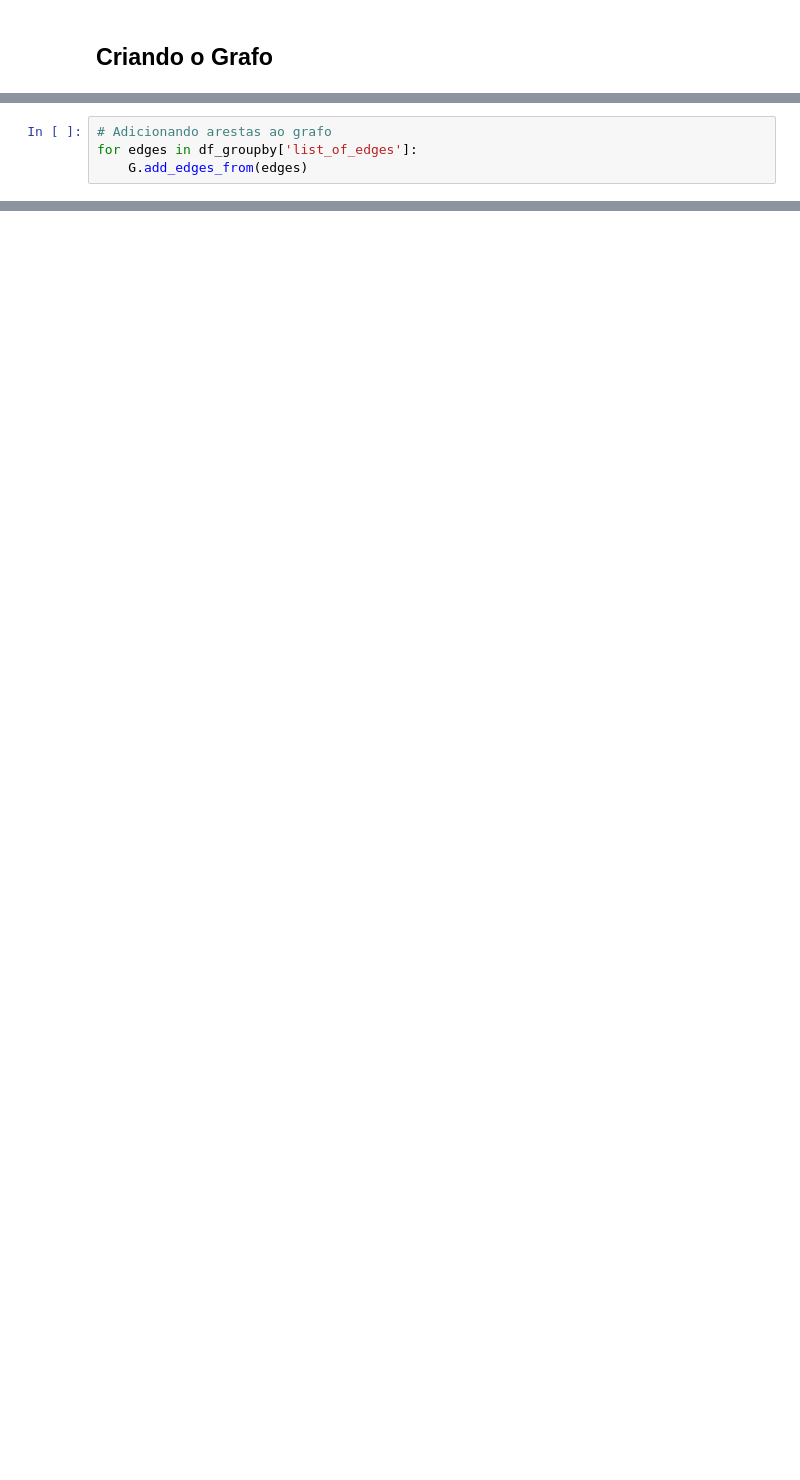
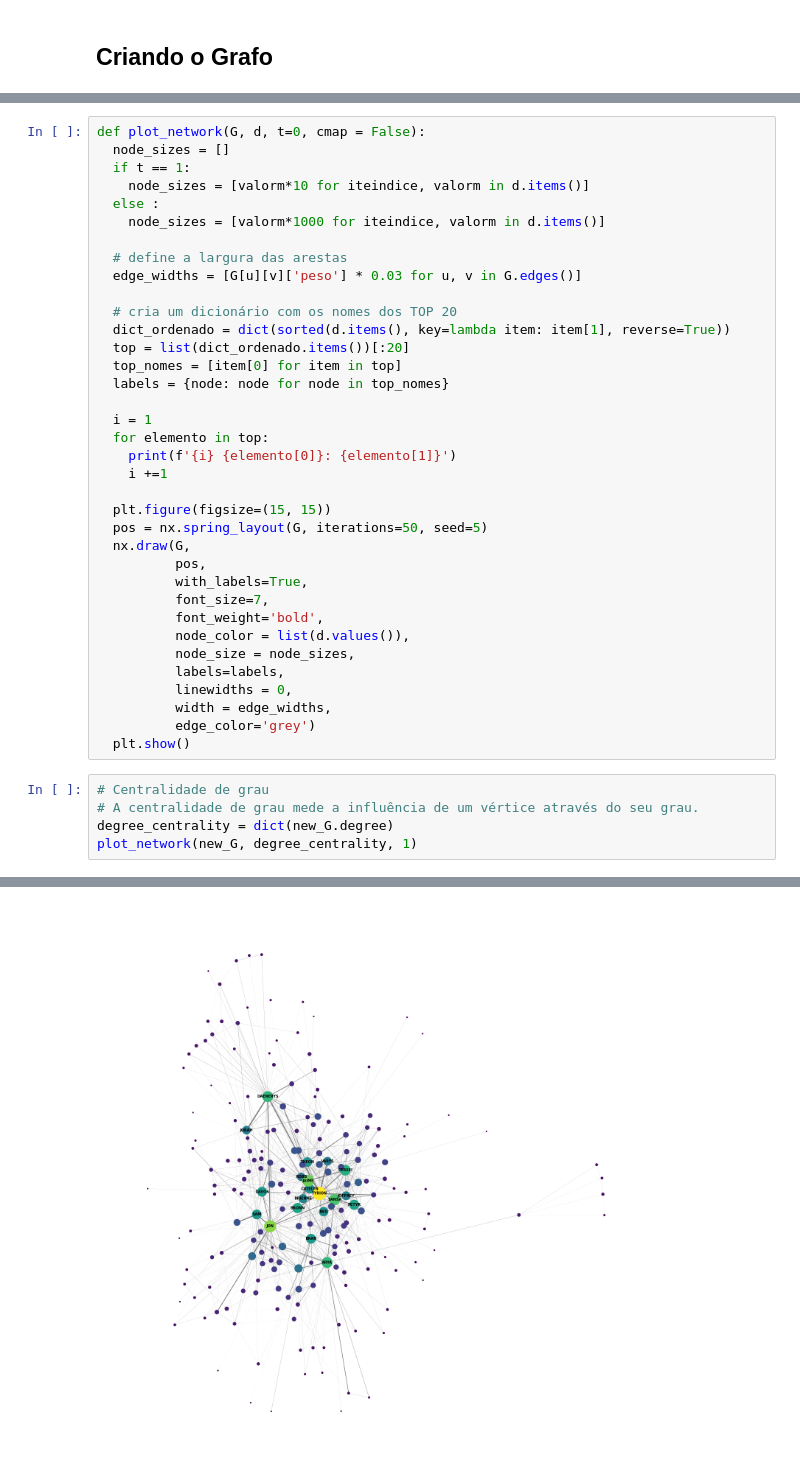
Before and after one commit to LuanaLimaFreitas/UNIFOR-GRAFOS, a Jupyter notebook: GOT.ipynb, the cells around one changed output, grey strips where cells are left out. Cells and saved outputs as stored; diff of their text form; blank space fills up the shorter version.

```diff
--- a/GOT.ipynb
+++ b/GOT.ipynb
@@ -354,4 +275,0 @@ G.add_nodes_from(list_of_nodes)
-# %%
-# Adicionando arestas ao grafo
-for edges in df_groupby['list_of_edges']:
-    G.add_edges_from(edges)
@@ -450,0 +317,42 @@ df.info()
+# %%
+def plot_network(G, d, t=0, cmap = False):
+  node_sizes = []
+  if t == 1:
+    node_sizes = [valorm*10 for iteindice, valorm in d.items()]
+  else :
+    node_sizes = [valorm*1000 for iteindice, valorm in d.items()]
+
+  # define a largura das arestas
+  edge_widths = [G[u][v]['peso'] * 0.03 for u, v in G.edges()]
+
+  # cria um dicionário com os nomes dos TOP 20
+  dict_ordenado = dict(sorted(d.items(), key=lambda item: item[1], reverse=True))
+  top = list(dict_ordenado.items())[:20]
+  top_nomes = [item[0] for item in top]
+  labels = {node: node for node in top_nomes}
+
+  i = 1
+  for elemento in top:
+    print(f'{i} {elemento[0]}: {elemento[1]}')
+    i +=1
+
+  plt.figure(figsize=(15, 15))
+  pos = nx.spring_layout(G, iterations=50, seed=5)
+  nx.draw(G,
+          pos,
+          with_labels=True,
+          font_size=7,
+          font_weight='bold',
+          node_color = list(d.values()),
+          node_size = node_sizes,
+          labels=labels,
+          linewidths = 0,
+          width = edge_widths,
+          edge_color='grey')
+  plt.show()
+# %%
+# Centralidade de grau
+# A centralidade de grau mede a influência de um vértice através do seu grau.
+degree_centrality = dict(new_G.degree)
+plot_network(new_G, degree_centrality, 1)
+# %% [output]
@@ -450,0 +379 @@ df.info()
+[figure, added]
```
Also changed, not shown: parts of 49 cells of this notebook.
